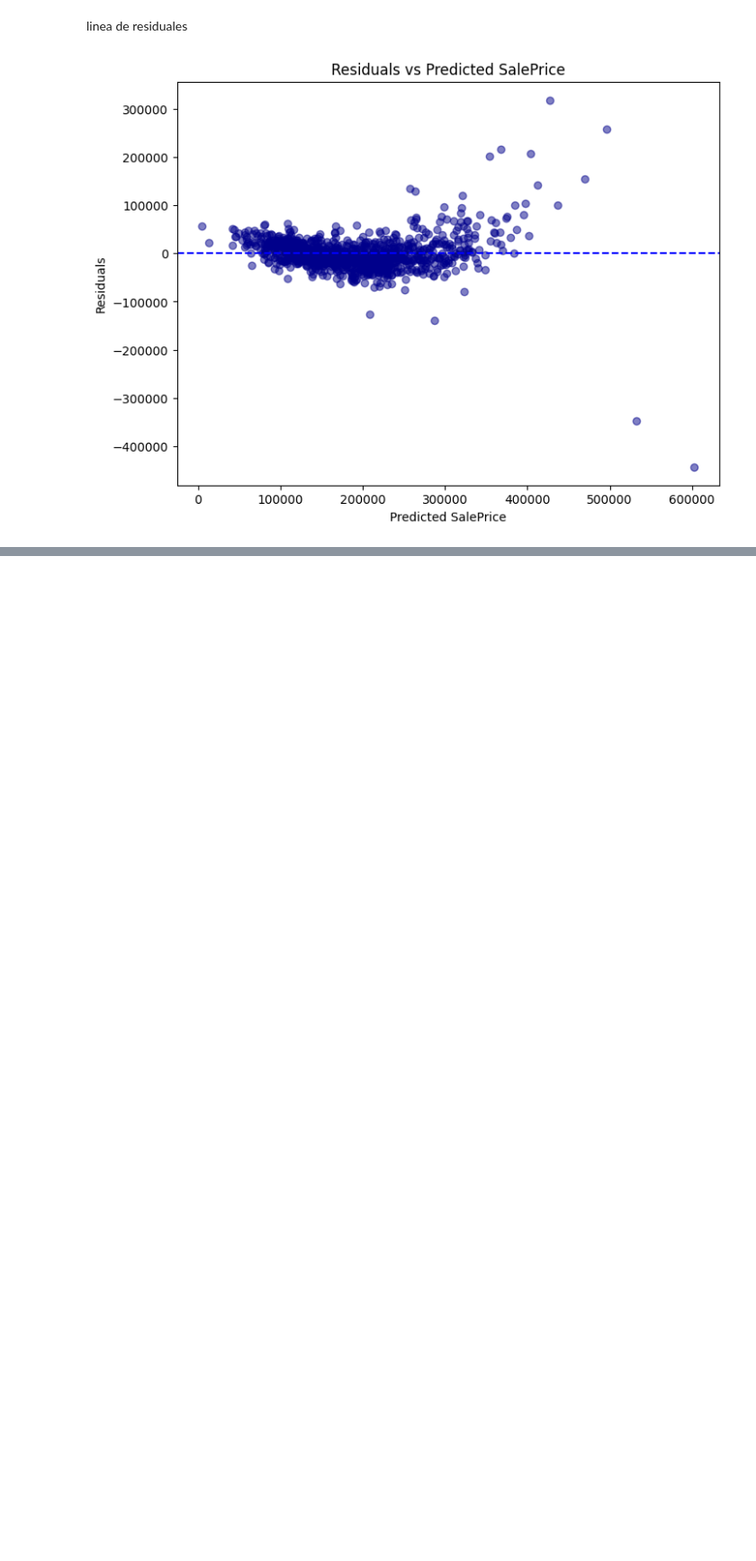
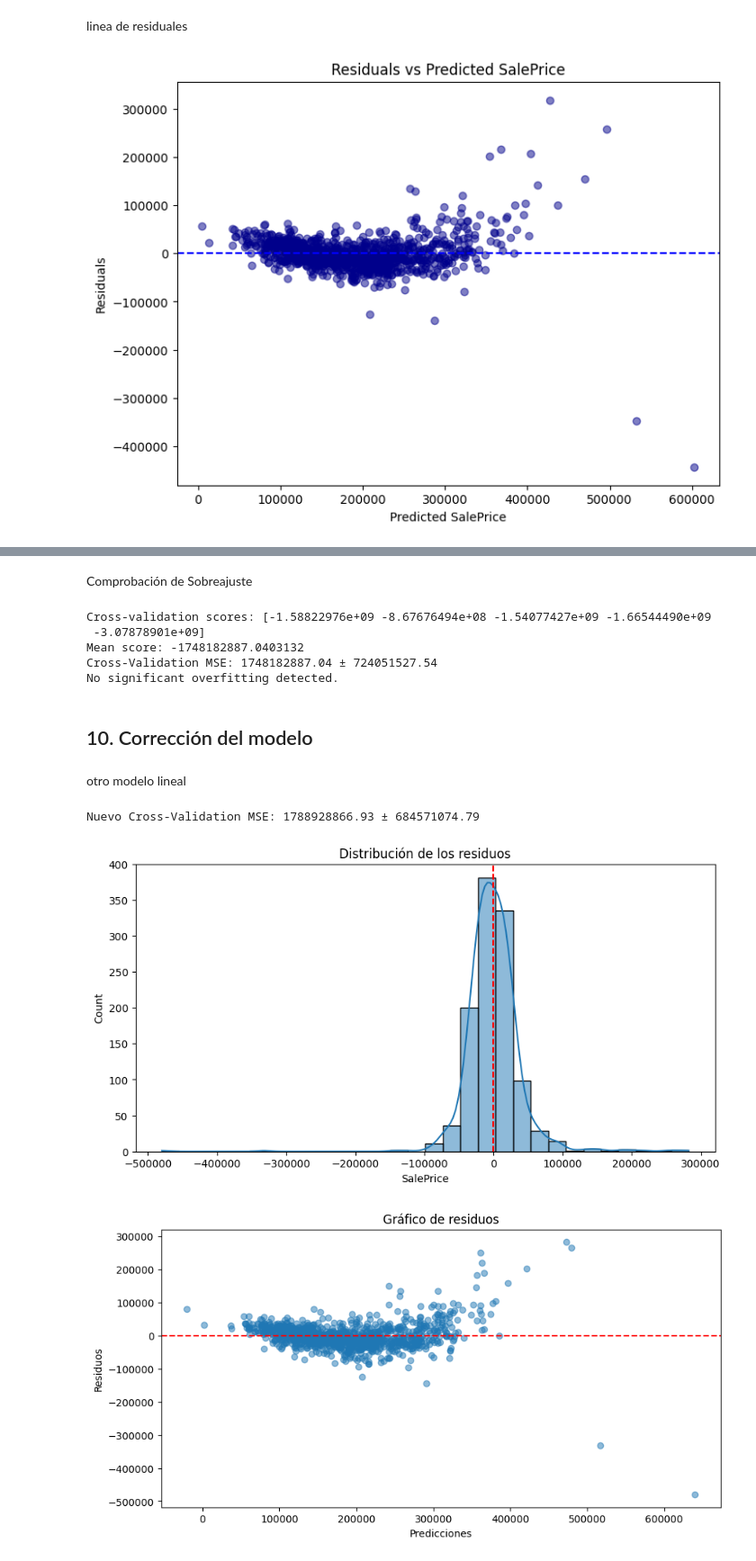
Before and after one commit to Sofiamishel2003/Modelo_Regresion_Lineal, a Jupyter notebook: Modelo_RegresionLineal.ipynb, the cells around one changed output, grey strips where cells are left out. Shown at 90% size. Cells and saved outputs as stored; diff of their text form; code cells hidden in the pictures; blank space fills up the shorter version.

```diff
--- a/Modelo_RegresionLineal.ipynb
+++ b/Modelo_RegresionLineal.ipynb
@@ -471,0 +531,77 @@ plt.show()
+# %% [markdown]
+Comprobación de Sobreajuste
+# %%
+# --- Cross-Validation ---
+kf = KFold(n_splits=5, shuffle=True, random_state=42)
+cv_mse_scores = cross_val_score(model, X_train, y_train, cv=kf, scoring='neg_mean_squared_error')
+print("Cross-validation scores:", cv_mse_scores)
+print("Mean score:", cv_mse_scores.mean())
+
+# Convertir a valores positivos
+cv_mse_scores = -cv_mse_scores
+mean_cv_mse = np.mean(cv_mse_scores)
+std_cv_mse = np.std(cv_mse_scores)
+
+print(f"Cross-Validation MSE: {mean_cv_mse:.2f} ± {std_cv_mse:.2f}")
+
+# --- Detectar Overfitting ---
+if train_mse < mean_cv_mse * 0.7:
+    print("Possible overfitting detected: Train MSE is much lower than CV MSE.")
+elif mean_cv_mse > train_mse * 1.5:
+    print("High CV MSE compared to Train MSE: Overfitting risk.")
+else:
+    print("No significant overfitting detected.")
+# %% [output]
+Cross-validation scores: [-1.58822976e+09 -8.67676494e+08 -1.54077427e+09 -1.66544490e+09
+ -3.07878901e+09]
+Mean score: -1748182887.0403132
+Cross-Validation MSE: 1748182887.04 ± 724051527.54
+No significant overfitting detected.
+# %% [markdown]
+## 10. Corrección del modelo
+# %% [markdown]
+otro modelo lineal
+# %%
+# Variables con menor colinealidad y mayor correlación
+selected_features = ["OverallQual", "GrLivArea", "GarageCars", "GarageArea",
+                     "TotalBsmtSF", "1stFlrSF", "FullBath", "TotRmsAbvGrd", "YearBuilt"]
+
+X_train_selected = X_train[selected_features]
+X_test_selected = X_test[selected_features]
+
+# Aplicar modelo Ridge para reducir multicolinealidad
+ridge = Ridge(alpha=10)
+ridge.fit(X_train_selected, y_train)
+
+# Validación cruzada
+cv_scores = cross_val_score(ridge, X_train_selected, y_train, scoring="neg_mean_squared_error", cv=5)
+cv_mse = -cv_scores.mean()
+cv_std = cv_scores.std()
+
+print(f"Nuevo Cross-Validation MSE: {cv_mse:.2f} ± {cv_std:.2f}")
+# %% [output]
+Nuevo Cross-Validation MSE: 1788928866.93 ± 684571074.79
+# %%
+y_train_pred = ridge.predict(X_train_selected)
+
+residuals = y_train - y_train_pred
+
+plt.figure(figsize=(10,5))
+
+# Histograma de los residuos
+sns.histplot(residuals, kde=True, bins=30)
+plt.axvline(0, color='red', linestyle='--')
+plt.title("Distribución de los residuos")
+plt.show()
+
+# Residual plot
+plt.figure(figsize=(10,5))
+plt.scatter(y_train_pred, residuals, alpha=0.5)
+plt.axhline(0, color='red', linestyle='--')
+plt.xlabel("Predicciones")
+plt.ylabel("Residuos")
+plt.title("Gráfico de residuos")
+plt.show()
+# %% [output]
+[figure, added]
+[figure, added]
```
Also changed, not shown: parts of 13 cells of this notebook.
